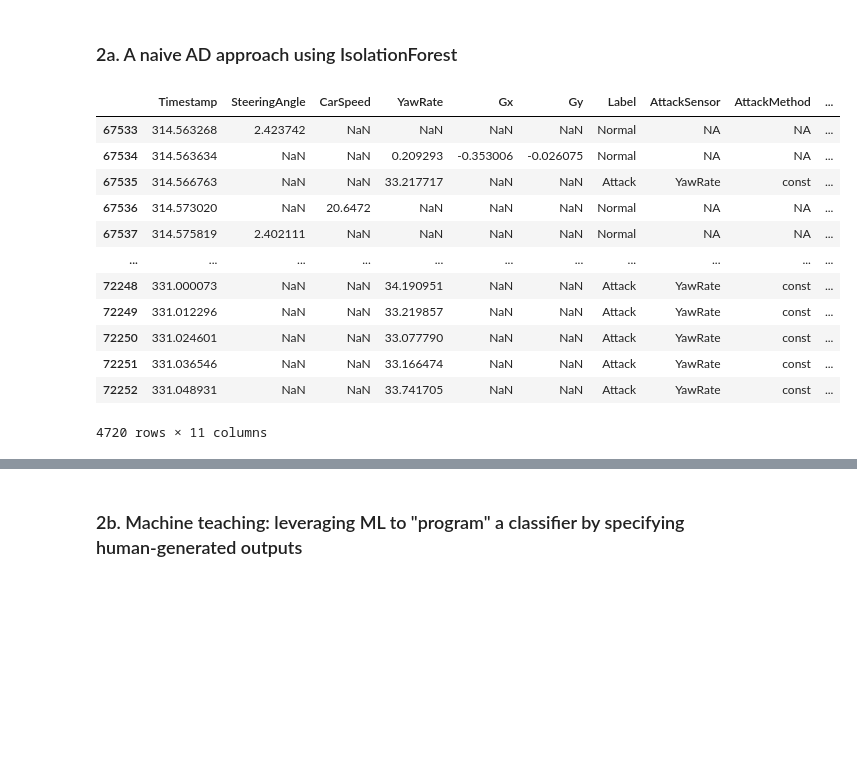
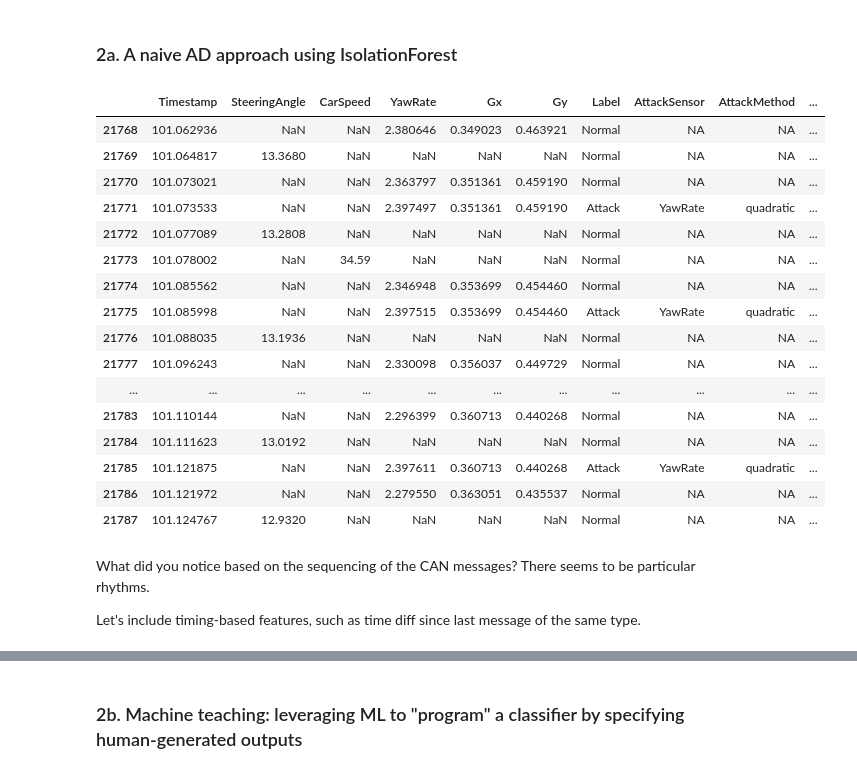
Before and after one commit to h1st-ai/h1st, a Jupyter notebook: examples/AutomotiveCybersecurity/notebooks/Monolithic AD & ML Approaches and Why They are Unsatisfactory.ipynb, the cells around one changed output, grey strips where cells are left out. Cells and saved outputs as stored; diff of their text form; code cells hidden in the pictures; blank space fills up the shorter version.

```diff
--- a/examples/AutomotiveCybersecurity/notebooks/Monolithic AD & ML Approaches and Why They are Unsatisfactory.ipynb
+++ b/examples/AutomotiveCybersecurity/notebooks/Monolithic AD & ML Approaches and Why They are Unsatisfactory.ipynb
@@ -9,20 +9,30 @@ But will it work accurately enough? Let's try!
 # %% [markdown]
 ### 2a. A naive AD approach using IsolationForest
 # %%
-df_train = pd.read_parquet("s3://h1st-tutorial-autocyber/attack-samples/20181203_Driver1_Trip10-0.parquet")
+import pandas as pd
 
-df_train[df_train.AttackEventIndex==1]
+df_train = pd.read_parquet("s3://h1st-tutorial-autocyber/attack-samples/20181116_Driver1_Trip4-0.parquet")
+
+df_train[df_train.AttackEventIndex==1].head(20)
 # %% [output]
 |  | Timestamp | SteeringAngle | CarSpeed | YawRate | Gx | Gy | Label | AttackSensor | AttackMethod | ... |
-| 67533 | 314.563268 | 2.423742 | NaN | NaN | NaN | NaN | Normal | NA | NA | ... |
-| 67534 | 314.563634 | NaN | NaN | 0.209293 | -0.353006 | -0.026075 | Normal | NA | NA | ... |
-| 67535 | 314.566763 | NaN | NaN | 33.217717 | NaN | NaN | Attack | YawRate | const | ... |
-| 67536 | 314.573020 | NaN | 20.6472 | NaN | NaN | NaN | Normal | NA | NA | ... |
-| 67537 | 314.575819 | 2.402111 | NaN | NaN | NaN | NaN | Normal | NA | NA | ... |
+| 21768 | 101.062936 | NaN | NaN | 2.380646 | 0.349023 | 0.463921 | Normal | NA | NA | ... |
+| 21769 | 101.064817 | 13.3680 | NaN | NaN | NaN | NaN | Normal | NA | NA | ... |
+| 21770 | 101.073021 | NaN | NaN | 2.363797 | 0.351361 | 0.459190 | Normal | NA | NA | ... |
+| 21771 | 101.073533 | NaN | NaN | 2.397497 | 0.351361 | 0.459190 | Attack | YawRate | quadratic | ... |
+| 21772 | 101.077089 | 13.2808 | NaN | NaN | NaN | NaN | Normal | NA | NA | ... |
+| 21773 | 101.078002 | NaN | 34.59 | NaN | NaN | NaN | Normal | NA | NA | ... |
+| 21774 | 101.085562 | NaN | NaN | 2.346948 | 0.353699 | 0.454460 | Normal | NA | NA | ... |
+| 21775 | 101.085998 | NaN | NaN | 2.397515 | 0.353699 | 0.454460 | Attack | YawRate | quadratic | ... |
+| 21776 | 101.088035 | 13.1936 | NaN | NaN | NaN | NaN | Normal | NA | NA | ... |
+| 21777 | 101.096243 | NaN | NaN | 2.330098 | 0.356037 | 0.449729 | Normal | NA | NA | ... |
 | ... | ... | ... | ... | ... | ... | ... | ... | ... | ... | ... |
-| 72248 | 331.000073 | NaN | NaN | 34.190951 | NaN | NaN | Attack | YawRate | const | ... |
-| 72249 | 331.012296 | NaN | NaN | 33.219857 | NaN | NaN | Attack | YawRate | const | ... |
-| 72250 | 331.024601 | NaN | NaN | 33.077790 | NaN | NaN | Attack | YawRate | const | ... |
-| 72251 | 331.036546 | NaN | NaN | 33.166474 | NaN | NaN | Attack | YawRate | const | ... |
-| 72252 | 331.048931 | NaN | NaN | 33.741705 | NaN | NaN | Attack | YawRate | const | ... |
+| 21783 | 101.110144 | NaN | NaN | 2.296399 | 0.360713 | 0.440268 | Normal | NA | NA | ... |
+| 21784 | 101.111623 | 13.0192 | NaN | NaN | NaN | NaN | Normal | NA | NA | ... |
+| 21785 | 101.121875 | NaN | NaN | 2.397611 | 0.360713 | 0.440268 | Attack | YawRate | quadratic | ... |
+| 21786 | 101.121972 | NaN | NaN | 2.279550 | 0.363051 | 0.435537 | Normal | NA | NA | ... |
+| 21787 | 101.124767 | 12.9320 | NaN | NaN | NaN | NaN | Normal | NA | NA | ... |
-4720 rows × 11 columns
+# %% [markdown]
+What did you notice based on the sequencing of the CAN messages? There seems to be particular rhythms.
+
+Let's include timing-based features, such as time diff since last message of the same type.
```
Also changed, not shown: parts of 13 cells of this notebook, 5 other files.
